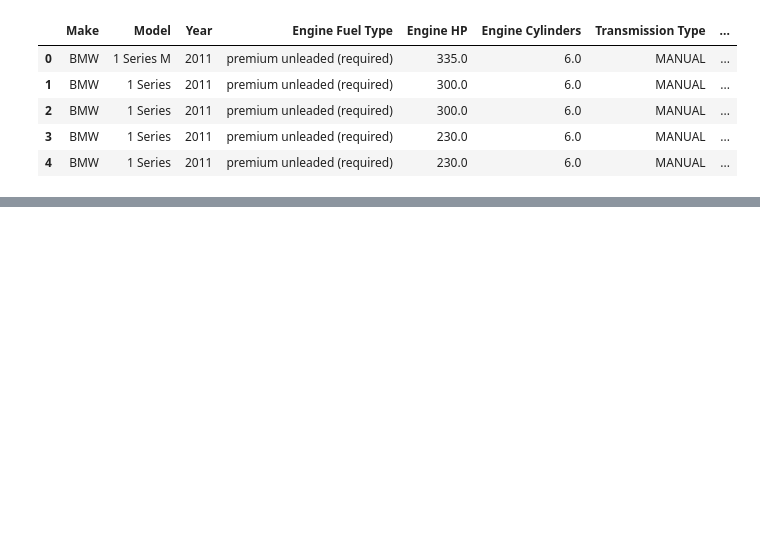
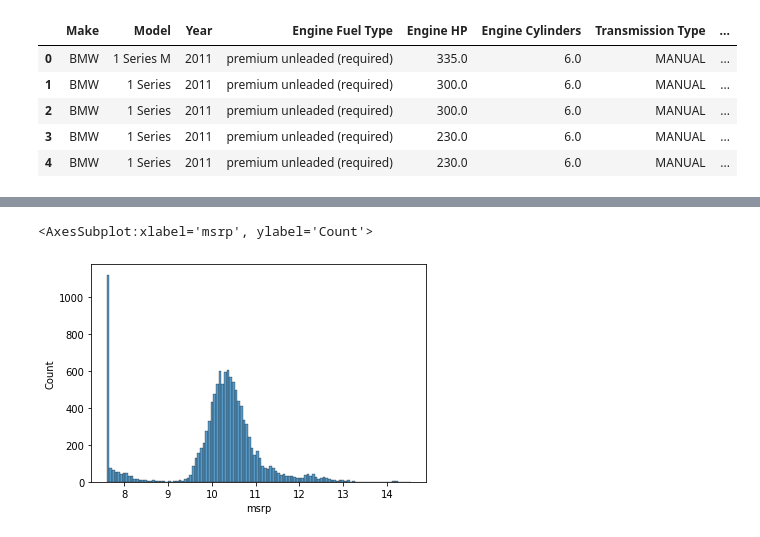
Before and after one commit to ver-akshat/Car-price-prediction, a Jupyter notebook: Car_price_prediction.ipynb, the cells around one changed output, grey strips where cells are left out. Cells and saved outputs as stored; diff of their text form; code cells hidden in the pictures; blank space fills up the shorter version.

```diff
--- a/Car_price_prediction.ipynb
+++ b/Car_price_prediction.ipynb
@@ -32,0 +69,8 @@ df.describe()
+# %%
+# transforming
+log_price=np.log1p(df.msrp)
+# %%
+sns.histplot(log_price)
+# %% [output]
+<AxesSubplot:xlabel='msrp', ylabel='Count'>
+[figure, added]
```
Also changed, not shown: parts of 37 cells of this notebook.
